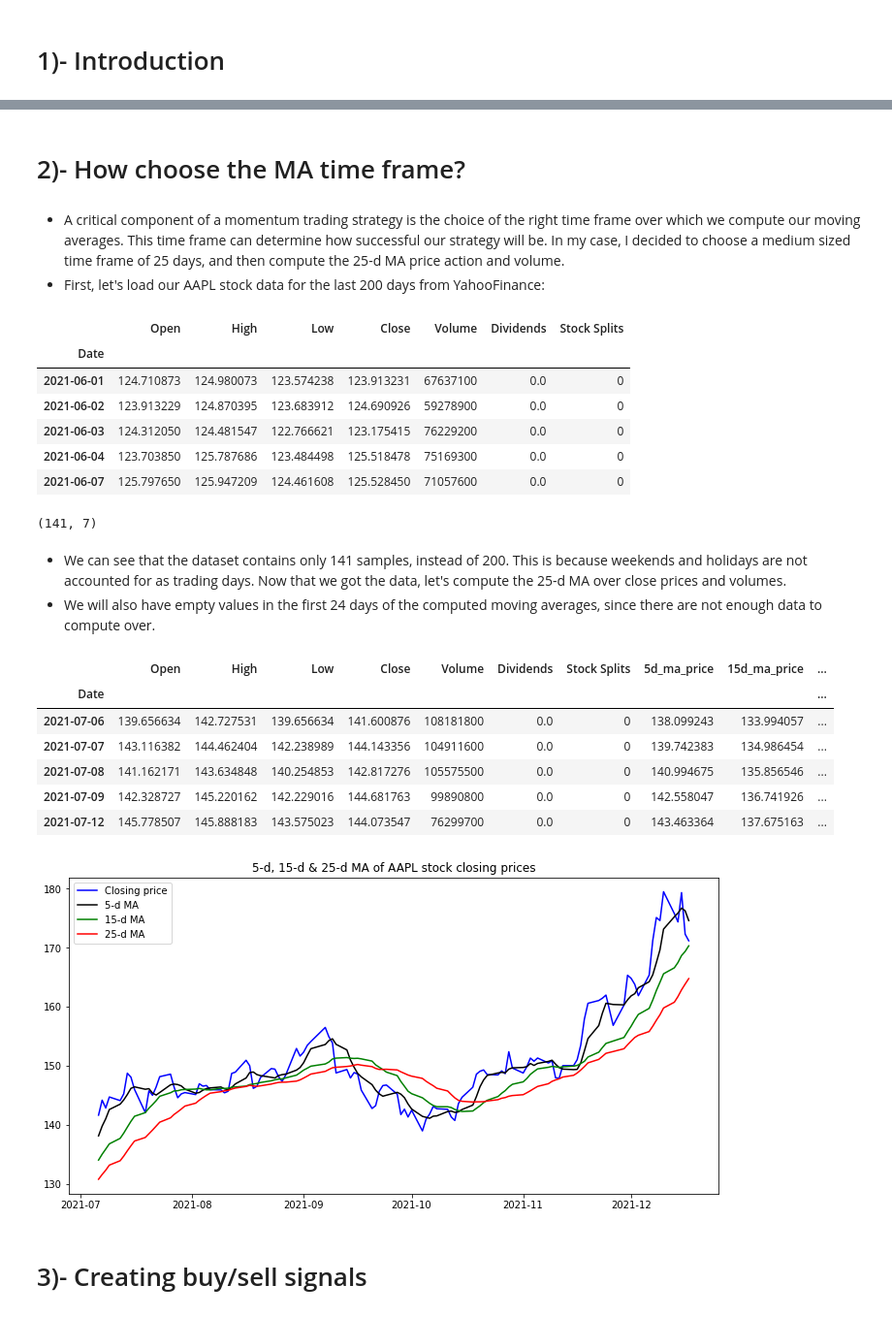
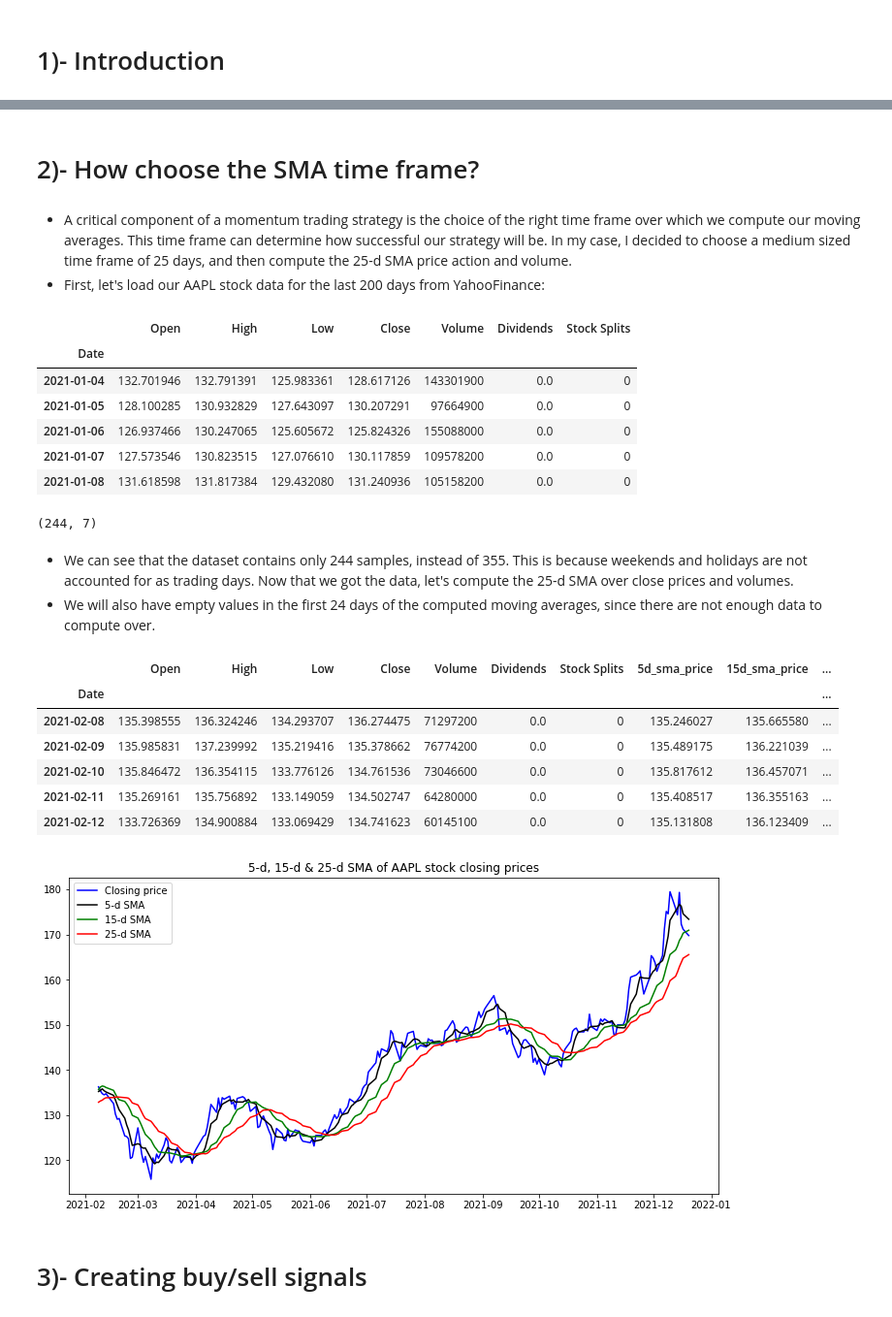
Before and after one commit to aahouzi/Stock-price-forecasting, a Jupyter notebook: notebooks/Momentum_trading_strategy.ipynb, the cells around one changed output, grey strips where cells are left out. Shown at 97% size. Drawn from its saved outputs; the diff is of its cells as text; code cells hidden in the pictures.

```diff
--- a/notebooks/Momentum_trading_strategy.ipynb
+++ b/notebooks/Momentum_trading_strategy.ipynb
@@ -32,57 +35,57 @@ import numpy as np
 # %% [markdown]
-# 2)- How choose the MA time frame?
+# 2)- How choose the SMA time frame?
 # %% [markdown]
-- A critical component of a momentum trading strategy is the choice of the right time frame over which we compute our moving averages. This time frame can determine how successful our strategy will be. In my case, I decided to choose a medium sized time frame of 25 days, and then compute the 25-d MA price action and volume.
+- A critical component of a momentum trading strategy is the choice of the right time frame over which we compute our moving averages. This time frame can determine how successful our strategy will be. In my case, I decided to choose a medium sized time frame of 25 days, and then compute the 25-d SMA price action and volume.
 - First, let's load our AAPL stock data for the last 200 days from YahooFinance:
 # %%
 aapl = yf.Ticker("AAPL")
-df_apple = aapl.history(start="2021-6-1", end="2021-12-18", interval="1d")
+df_apple = aapl.history(start="2021-1-1", end=datetime.today().strftime('%Y-%m-%d'), interval="1d")
 df_apple.head()
 # %% [output]
 |  | Open | High | Low | Close | Volume | Dividends | Stock Splits |
 | Date |  |  |  |  |  |  |  |
-| 2021-06-01 | 124.710873 | 124.980073 | 123.574238 | 123.913231 | 67637100 | 0.0 | 0 |
-| 2021-06-02 | 123.913229 | 124.870395 | 123.683912 | 124.690926 | 59278900 | 0.0 | 0 |
-| 2021-06-03 | 124.312050 | 124.481547 | 122.766621 | 123.175415 | 76229200 | 0.0 | 0 |
-| 2021-06-04 | 123.703850 | 125.787686 | 123.484498 | 125.518478 | 75169300 | 0.0 | 0 |
-| 2021-06-07 | 125.797650 | 125.947209 | 124.461608 | 125.528450 | 71057600 | 0.0 | 0 |
+| 2021-01-04 | 132.701946 | 132.791391 | 125.983361 | 128.617126 | 143301900 | 0.0 | 0 |
+| 2021-01-05 | 128.100285 | 130.932829 | 127.643097 | 130.207291 | 97664900 | 0.0 | 0 |
+| 2021-01-06 | 126.937466 | 130.247065 | 125.605672 | 125.824326 | 155088000 | 0.0 | 0 |
+| 2021-01-07 | 127.573546 | 130.823515 | 127.076610 | 130.117859 | 109578200 | 0.0 | 0 |
+| 2021-01-08 | 131.618598 | 131.817384 | 129.432080 | 131.240936 | 105158200 | 0.0 | 0 |
 # %%
 # Dataset shape
 df_apple.shape
 # %% [output]
-(141, 7)
+(244, 7)
 # %% [markdown]
-- We can see that the dataset contains only 141 samples, instead of 200. This is because weekends and holidays are not accounted for as trading days. Now that we got the data, let's compute the 25-d MA over close prices and volumes.
+- We can see that the dataset contains only 244 samples, instead of 355. This is because weekends and holidays are not accounted for as trading days. Now that we got the data, let's compute the 25-d SMA over close prices and volumes.
 - We will also have empty values in the first 24 days of the computed moving averages, since there are not enough data to compute over.
 # %%
-# Let's compute the 5-d, 15-d and 25-d MA for visualization
-df_apple["5d_ma_price"] = df_apple['Close'].rolling(5).mean()
-df_apple["15d_ma_price"] = df_apple['Close'].rolling(15).mean()
-df_apple["25d_ma_price"] = df_apple['Close'].rolling(25).mean()
+# Let's compute the 5-d, 15-d and 25-d SMA for visualization
+df_apple["5d_sma_price"] = df_apple['Close'].rolling(5).mean()
+df_apple["15d_sma_price"] = df_apple['Close'].rolling(15).mean()
+df_apple["25d_sma_price"] = df_apple['Close'].rolling(25).mean()
 
-# The 25-d MA for trading volume
-df_apple["25d_ma_volume"] = df_apple['Volume'].rolling(25).mean()
-df_apple = df_apple[df_apple["25d_ma_price"].notna()]
+# The 25-d SMA for trading volume
+df_apple["25d_sma_volume"] = df_apple['Volume'].rolling(25).mean()
+df_apple = df_apple[df_apple["25d_sma_price"].notna()]
 df_apple.head()
 # %% [output]
-|  | Open | High | Low | Close | Volume | Dividends | Stock Splits | 5d_ma_price | 15d_ma_price | ... |
+|  | Open | High | Low | Close | Volume | Dividends | Stock Splits | 5d_sma_price | 15d_sma_price | ... |
 | Date |  |  |  |  |  |  |  |  |  | ... |
-| 2021-07-06 | 139.656634 | 142.727531 | 139.656634 | 141.600876 | 108181800 | 0.0 | 0 | 138.099243 | 133.994057 | ... |
-| 2021-07-07 | 143.116382 | 144.462404 | 142.238989 | 144.143356 | 104911600 | 0.0 | 0 | 139.742383 | 134.986454 | ... |
-| 2021-07-08 | 141.162171 | 143.634848 | 140.254853 | 142.817276 | 105575500 | 0.0 | 0 | 140.994675 | 135.856546 | ... |
-| 2021-07-09 | 142.328727 | 145.220162 | 142.229016 | 144.681763 | 99890800 | 0.0 | 0 | 142.558047 | 136.741926 | ... |
-| 2021-07-12 | 145.778507 | 145.888183 | 143.575023 | 144.073547 | 76299700 | 0.0 | 0 | 143.463364 | 137.675163 | ... |
+| 2021-02-08 | 135.398555 | 136.324246 | 134.293707 | 136.274475 | 71297200 | 0.0 | 0 | 135.246027 | 135.665580 | ... |
+| 2021-02-09 | 135.985831 | 137.239992 | 135.219416 | 135.378662 | 76774200 | 0.0 | 0 | 135.489175 | 136.221039 | ... |
+| 2021-02-10 | 135.846472 | 136.354115 | 133.776126 | 134.761536 | 73046600 | 0.0 | 0 | 135.817612 | 136.457071 | ... |
+| 2021-02-11 | 135.269161 | 135.756892 | 133.149059 | 134.502747 | 64280000 | 0.0 | 0 | 135.408517 | 136.355163 | ... |
+| 2021-02-12 | 133.726369 | 134.900884 | 133.069429 | 134.741623 | 60145100 | 0.0 | 0 | 135.131808 | 136.123409 | ... |
 # %%
-# Let's visualize the MAs in a graph
+# Let's visualize the SMAs in a graph
 plt.figure(figsize=(12, 6))
 plt.plot(df_apple['Close'], color='blue', label='Closing price')
-plt.plot(df_apple['5d_ma_price'], color='black', label='5-d MA')
-plt.plot(df_apple['15d_ma_price'], color='green', label='15-d MA')
-plt.plot(df_apple['25d_ma_price'], color='red', label='25-d MA')
-plt.title("5-d, 15-d & 25-d MA of AAPL stock closing prices")
+plt.plot(df_apple['5d_sma_price'], color='black', label='5-d SMA')
+plt.plot(df_apple['15d_sma_price'], color='green', label='15-d SMA')
+plt.plot(df_apple['25d_sma_price'], color='red', label='25-d SMA')
+plt.title("5-d, 15-d & 25-d SMA of AAPL stock closing prices")
 plt.legend(loc='best')
 plt.show()
 # %% [output]
-[figure, old version]
+[figure, new version]
 # %% [markdown]
 # 3)- Creating buy/sell signals
```
Also changed, not shown: parts of 12 cells of this notebook.
